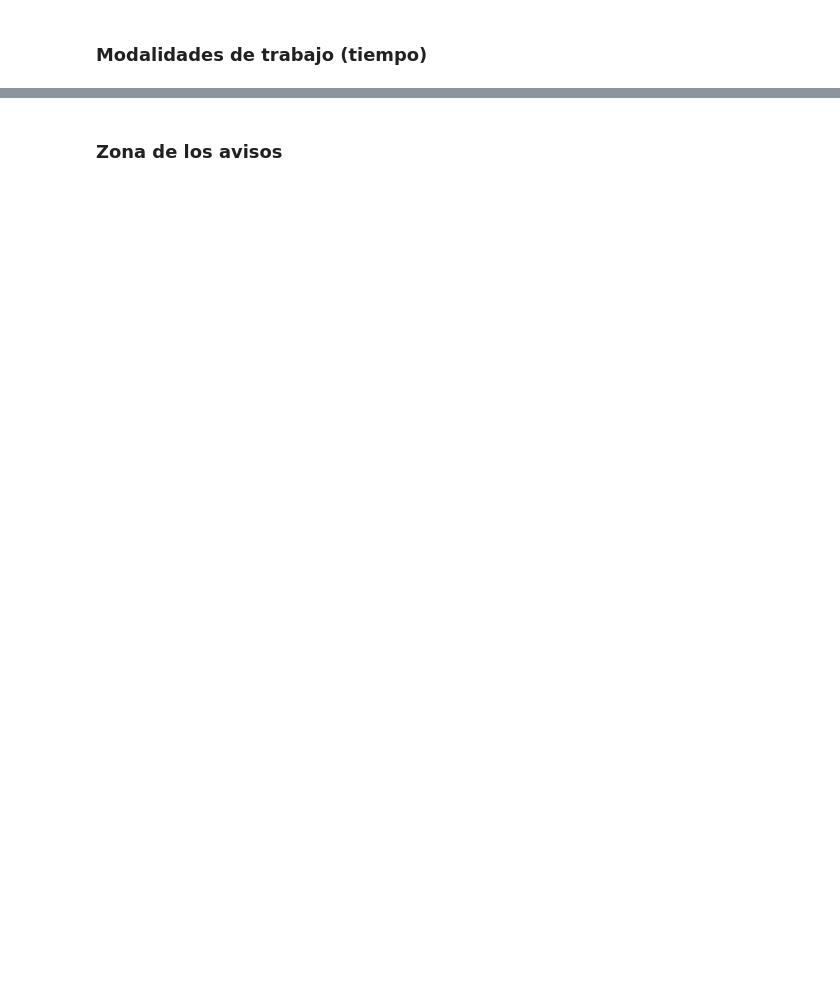
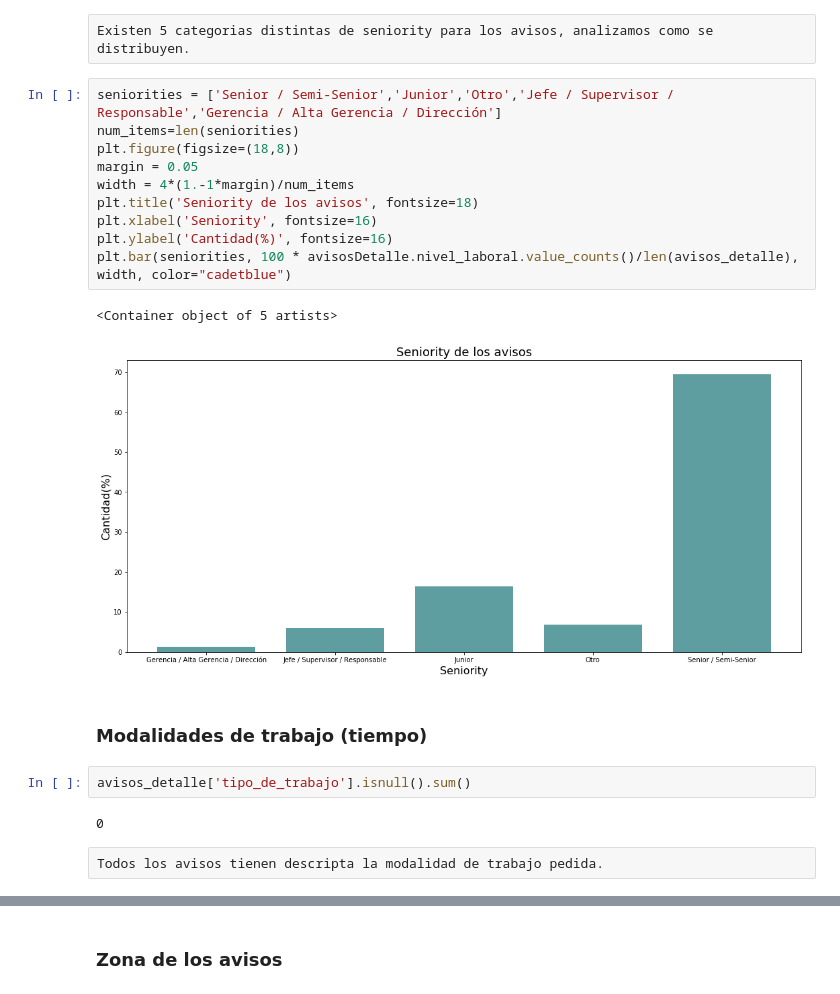
Before and after one commit to tbotalla/Datos1Q2018, a Jupyter notebook: parte1/AnalisisDetalleAvisos.ipynb, the cells around one changed output, grey strips where cells are left out. Drawn from its saved outputs; the diff is of its cells as text; blank space fills up the shorter version.

```diff
--- a/parte1/AnalisisDetalleAvisos.ipynb
+++ b/parte1/AnalisisDetalleAvisos.ipynb
@@ -44,3 +147,24 @@ Index(['idaviso', 'idpais', 'titulo', 'descripcion', 'nombre_zona', 'ciudad',
+# %% [raw]
+Existen 5 categorias distintas de seniority para los avisos, analizamos como se distribuyen.
+# %%
+seniorities = ['Senior / Semi-Senior','Junior','Otro','Jefe / Supervisor / Responsable','Gerencia / Alta Gerencia / Dirección']
+num_items=len(seniorities)
+plt.figure(figsize=(18,8))
+margin = 0.05
+width = 4*(1.-1*margin)/num_items
+plt.title('Seniority de los avisos', fontsize=18)
+plt.xlabel('Seniority', fontsize=16)
+plt.ylabel('Cantidad(%)', fontsize=16)
+plt.bar(seniorities, 100 * avisosDetalle.nivel_laboral.value_counts()/len(avisos_detalle), width, color="cadetblue")
+# %% [output]
+<Container object of 5 artists>
+[figure, added]
 # %% [markdown]
 ### Modalidades de trabajo (tiempo)
+# %%
+avisos_detalle['tipo_de_trabajo'].isnull().sum()
+# %% [output]
+0
+# %% [raw]
+Todos los avisos tienen descripta la modalidad de trabajo pedida.
 # %%
```
Also changed, not shown: parts of 44 cells of this notebook, 1 other file.
